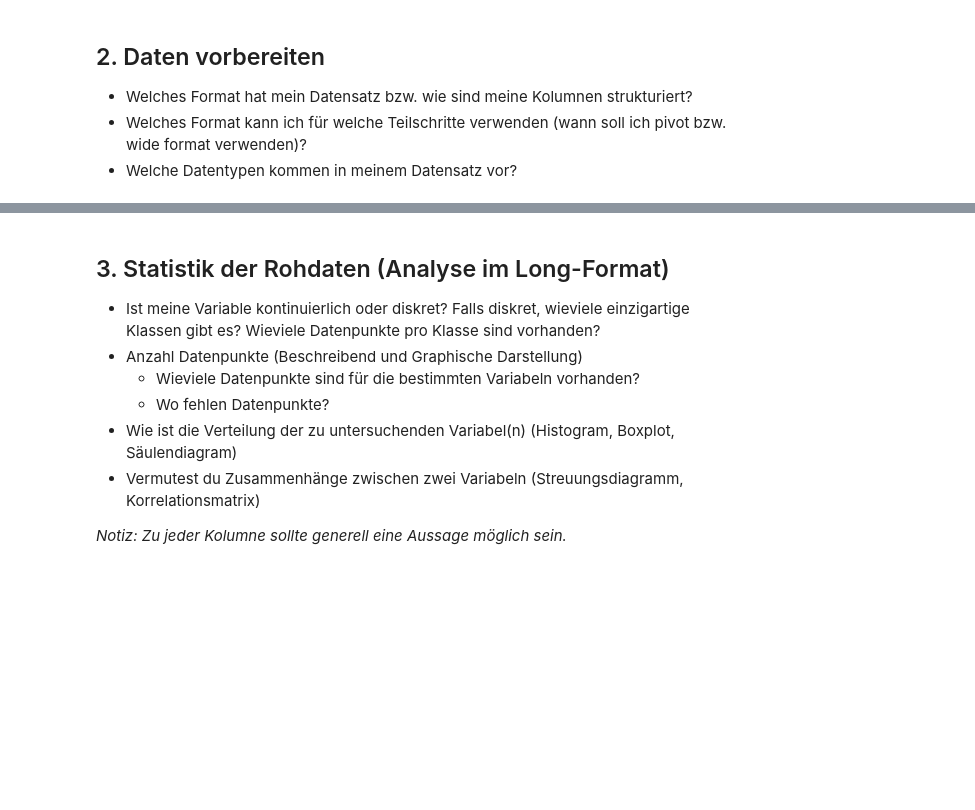
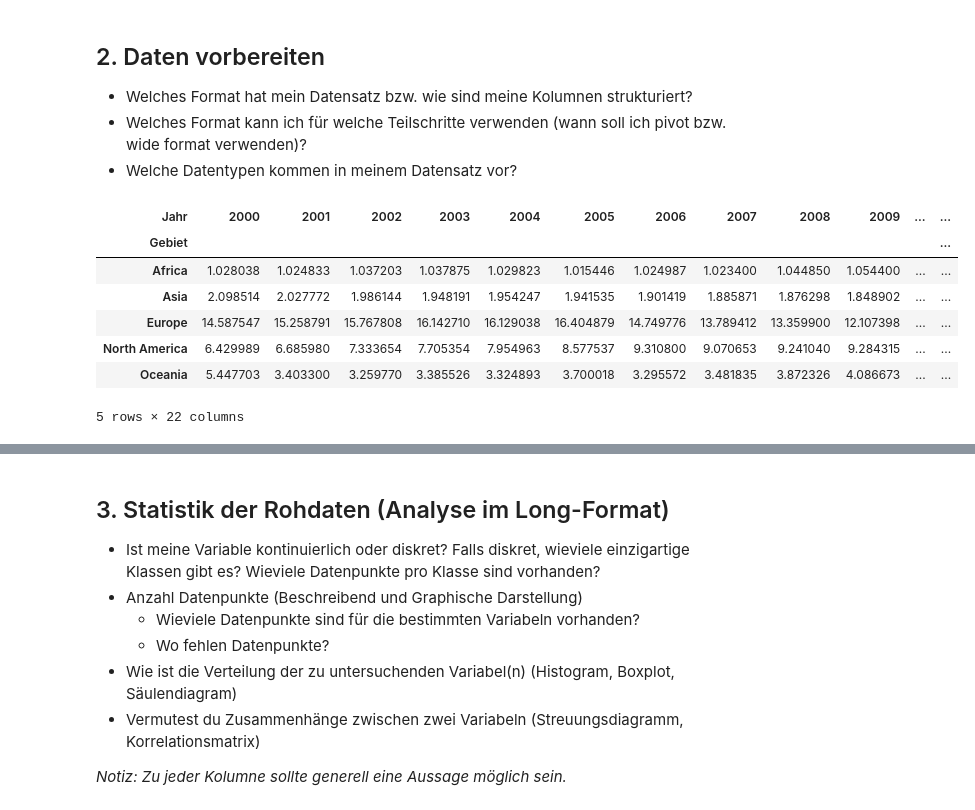
Before and after one commit to Joyce-ops/BMLD-LN2-Carmen-Mcqulat-Joyce, a Jupyter notebook: Leistungsnachweis 2.ipynb, the cells around one changed output, grey strips where cells are left out. Saved outputs shown, nothing was run; the diff lists cells and outputs as text; code cells hidden in the pictures; blank space fills up the shorter version.

```diff
--- a/Leistungsnachweis 2.ipynb
+++ b/Leistungsnachweis 2.ipynb
@@ -351,0 +56,13 @@ plt.show()
+# %%
+# Pivot Kontinet
+df_pivot = df_continents.pivot(index='Gebiet', columns='Jahr', values='Sterberate_drogenkonsum')
+df_pivot.head()
+# %% [output]
+| Jahr | 2000 | 2001 | 2002 | 2003 | 2004 | 2005 | 2006 | 2007 | 2008 | 2009 | ... | ... |
+| Gebiet |  |  |  |  |  |  |  |  |  |  |  | ... |
+| Africa | 1.028038 | 1.024833 | 1.037203 | 1.037875 | 1.029823 | 1.015446 | 1.024987 | 1.023400 | 1.044850 | 1.054400 | ... | ... |
+| Asia | 2.098514 | 2.027772 | 1.986144 | 1.948191 | 1.954247 | 1.941535 | 1.901419 | 1.885871 | 1.876298 | 1.848902 | ... | ... |
+| Europe | 14.587547 | 15.258791 | 15.767808 | 16.142710 | 16.129038 | 16.404879 | 14.749776 | 13.789412 | 13.359900 | 12.107398 | ... | ... |
+| North America | 6.429989 | 6.685980 | 7.333654 | 7.705354 | 7.954963 | 8.577537 | 9.310800 | 9.070653 | 9.241040 | 9.284315 | ... | ... |
+| Oceania | 5.447703 | 3.403300 | 3.259770 | 3.385526 | 3.324893 | 3.700018 | 3.295572 | 3.481835 | 3.872326 | 4.086673 | ... | ... |
+5 rows × 22 columns
```
Also changed, not shown: parts of 20 cells of this notebook.
